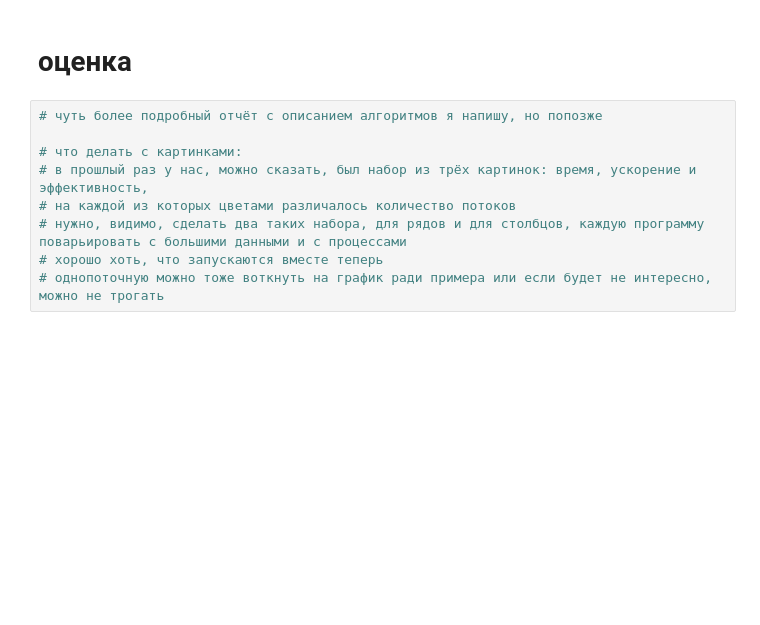
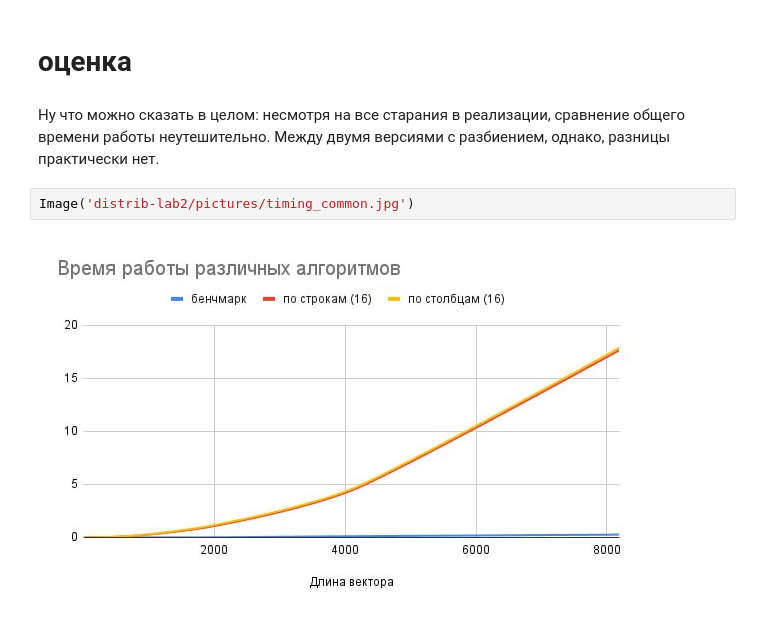
Before and after one commit to yualapshina/distrib-lab2, a Jupyter notebook: distrib_lab2_env.ipynb, the cells around one changed output. Cells and saved outputs as stored; diff of their text form; blank space fills up the shorter version.

```diff
--- a/distrib_lab2_env.ipynb
+++ b/distrib_lab2_env.ipynb
@@ -70,11 +80,8 @@ Result: 2717.00 2981.00 2222.00
 # %% [markdown]
 # оценка
-# %%
-# чуть более подробный отчёт с описанием алгоритмов я напишу, но попозже
-
-# что делать с картинками:
-# в прошлый раз у нас, можно сказать, был набор из трёх картинок: время, ускорение и эффективность,
-# на каждой из которых цветами различалось количество потоков
-# нужно, видимо, сделать два таких набора, для рядов и для столбцов, каждую программу поварьировать с большими данными и с процессами
-# хорошо хоть, что запускаются вместе теперь
-# однопоточную можно тоже воткнуть на график ради примера или если будет не интересно, можно не трогать
+# %% [markdown]
+Ну что можно сказать в целом: несмотря на все старания в реализации, сравнение общего времени работы неутешительно. Между двумя версиями с разбиением, однако, разницы практически нет.
+# %%
+Image('distrib-lab2/pictures/timing_common.jpg')
+# %% [output]
+[figure, added]
```
Also changed, not shown: parts of 20 cells of this notebook.
